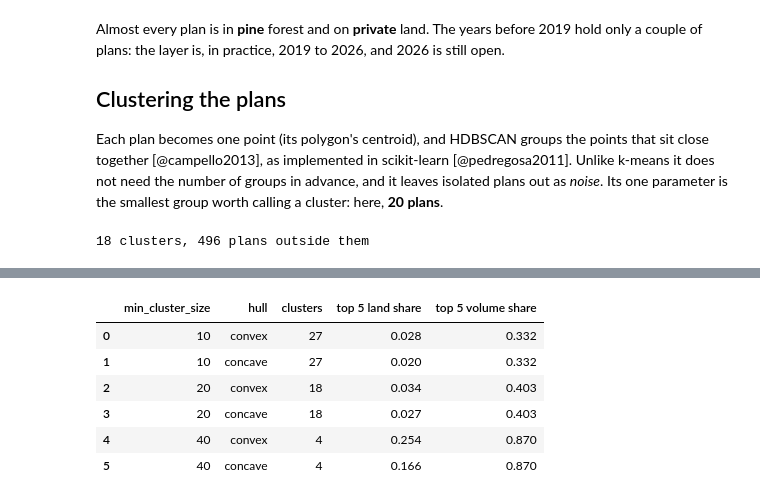
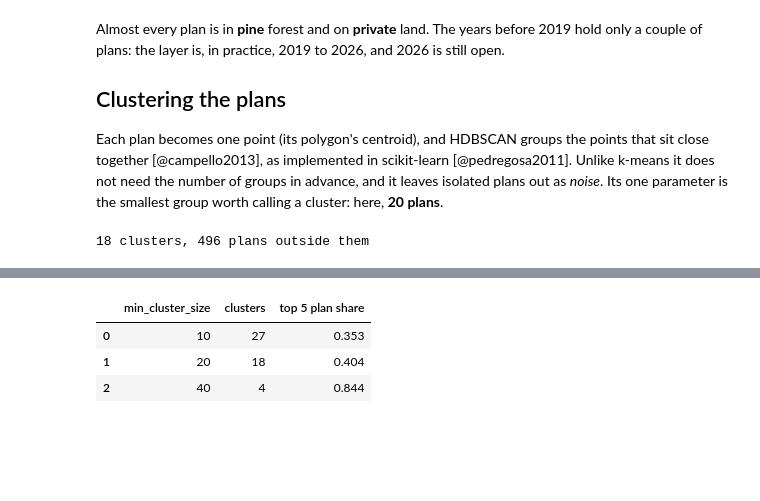
Before and after one commit to lalgonzales/30DaysChallenges, a Jupyter notebook: maps/2026/day04/clusters.ipynb, the cells around one changed output, grey strips where cells are left out. Saved outputs shown, nothing was run; the diff lists cells and outputs as text; code cells hidden in the pictures; blank space fills up the shorter version.

```diff
--- a/maps/2026/day04/clusters.ipynb
+++ b/maps/2026/day04/clusters.ipynb
@@ -64,8 +57,6 @@ print(f"{raw[repeated].cod_poa.nunique()} codes repeated in {repeated.sum()} pol
 poa = raw.dissolve(
     by="cod_poa",
     aggfunc={
-        "volu_total": "max",
-        "arb_cortar": "max",
         "fech_apro": "first",
         "depto": "first",
         "tipo_bosq": "first",
@@ -74,15 +65,7 @@ poa = raw.dissolve(
         "tene_naci": "first",
     },
 ).reset_index()
-poa["area_ha"] = poa.area / 10_000
 poa["year"] = pd.to_datetime(poa.fech_apro).dt.year
-poa["m3_ha"] = poa.volu_total / poa.area_ha
-
-flagged = poa.m3_ha > 150
-print(
-    f"{len(poa):,} plans; {flagged.sum()} flagged above 150 m³/ha "
-    f"({poa.loc[flagged, 'volu_total'].sum():,.0f} m³ kept)"
-)
-print(f"Total authorized volume: {poa.volu_total.sum():,.0f} m³")
+print(f"{len(poa):,} plans")
 # %% [output]
 26 codes repeated in 52 polygons
@@ -216,34 +178,19 @@ smaller and larger clusters, and with both hull types:
 # %%
 rows = []
 for size in (10, 20, 40):
     labels = HDBSCAN(min_cluster_size=size, copy=True).fit_predict(points)
-    grouped = poa.assign(c=labels)[labels >= 0].dissolve(
-        by="c", aggfunc={"volu_total": "sum"}
+    plans = pd.Series(labels[labels >= 0]).value_counts()
+    rows.append(
+        {
+            "min_cluster_size": size,
+            "clusters": len(plans),
+            f"top {TOP} plan share": plans.nlargest(TOP).sum() / len(poa),
+        }
     )
-    for hull in ("convex", "concave"):
-        shape = (
-            grouped.convex_hull if hull == "convex" else grouped.concave_hull(ratio=0.3)
-        )
-        order = grouped.volu_total.sort_values(ascending=False).index[:TOP]
-        rows.append(
-            {
-                "min_cluster_size": size,
-                "hull": hull,
-                "clusters": len(grouped),
-                f"top {TOP} land share": shape.loc[order].area.sum()
-                / 10_000
-                / country_ha,
-                f"top {TOP} volume share": grouped.volu_total.loc[order].sum()
-                / total_m3,
-            }
-        )
 pd.DataFrame(rows).round(3)
 # %% [output]
-|  | min_cluster_size | hull | clusters | top 5 land share | top 5 volume share |
-| 0 | 10 | convex | 27 | 0.028 | 0.332 |
-| 1 | 10 | concave | 27 | 0.020 | 0.332 |
-| 2 | 20 | convex | 18 | 0.034 | 0.403 |
-| 3 | 20 | concave | 18 | 0.027 | 0.403 |
-| 4 | 40 | convex | 4 | 0.254 | 0.870 |
-| 5 | 40 | concave | 4 | 0.166 | 0.870 |
+|  | min_cluster_size | clusters | top 5 plan share |
+| 0 | 10 | 27 | 0.353 |
+| 1 | 20 | 18 | 0.404 |
+| 2 | 40 | 4 | 0.844 |
 # %% [markdown]
```
Also changed, not shown: parts of 11 cells of this notebook, 3 other files.
